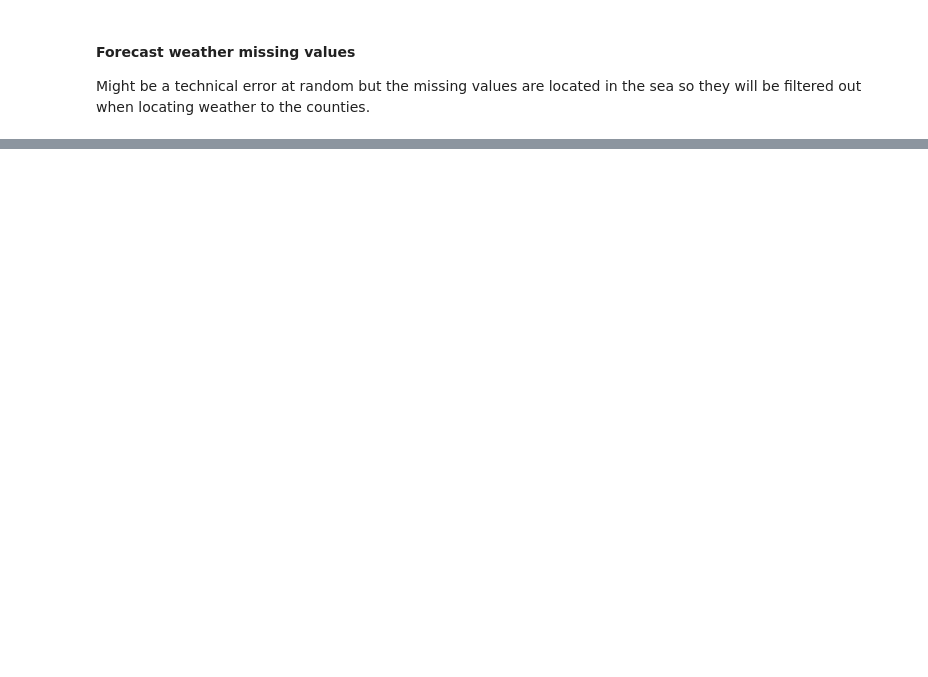
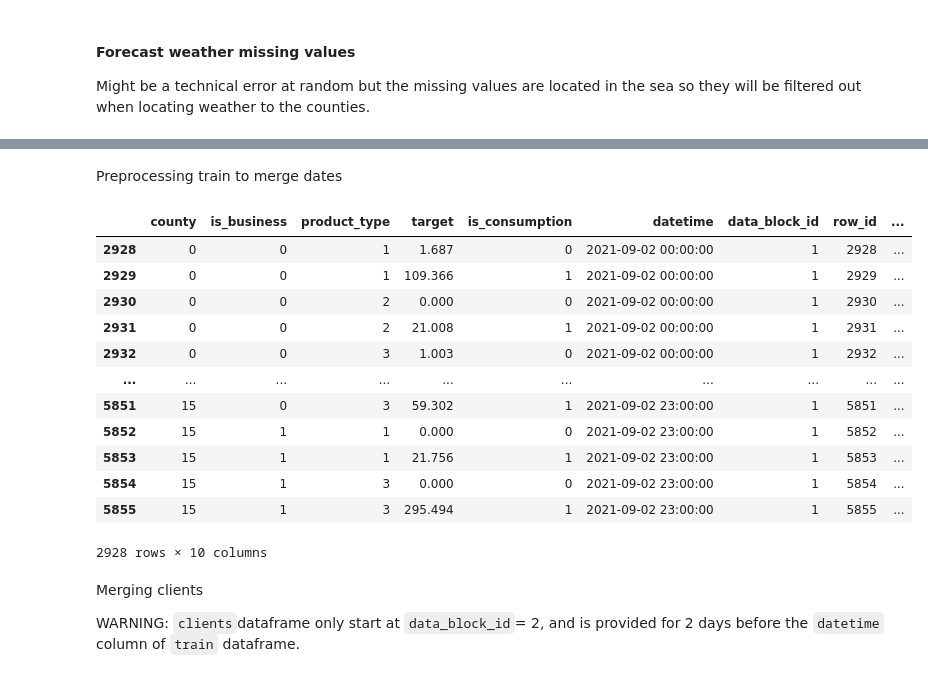
Before and after one commit to jerome-auguste/predict-energy-behavior-of-prosumers, a Jupyter notebook: exploratory_data_analysis.ipynb, the cells around one changed output, grey strips where cells are left out. Cells and saved outputs as stored; diff of their text form; code cells hidden in the pictures; blank space fills up the shorter version.

Commit message:
WIP : EDA, current step : merging all df

```diff
--- a/exploratory_data_analysis.ipynb
+++ b/exploratory_data_analysis.ipynb
@@ -122,0 +159,25 @@ forecast_weather[forecast_weather["surface_solar_radiation_downwards"].isna()]
+# %% [markdown]
+Preprocessing train to merge dates
+# %%
+train = data_dict["train"].copy()
+# train["date"] = pd.to_datetime(train["datetime"].dt.date) # Only used for merging
+train["hour"] = train["datetime"].dt.hour  # Only used for merging
+train[train["data_block_id"] == 1]
+# %% [output]
+|  | county | is_business | product_type | target | is_consumption | datetime | data_block_id | row_id | ... |
+| 2928 | 0 | 0 | 1 | 1.687 | 0 | 2021-09-02 00:00:00 | 1 | 2928 | ... |
+| 2929 | 0 | 0 | 1 | 109.366 | 1 | 2021-09-02 00:00:00 | 1 | 2929 | ... |
+| 2930 | 0 | 0 | 2 | 0.000 | 0 | 2021-09-02 00:00:00 | 1 | 2930 | ... |
+| 2931 | 0 | 0 | 2 | 21.008 | 1 | 2021-09-02 00:00:00 | 1 | 2931 | ... |
+| 2932 | 0 | 0 | 3 | 1.003 | 0 | 2021-09-02 00:00:00 | 1 | 2932 | ... |
+| ... | ... | ... | ... | ... | ... | ... | ... | ... | ... |
+| 5851 | 15 | 0 | 3 | 59.302 | 1 | 2021-09-02 23:00:00 | 1 | 5851 | ... |
+| 5852 | 15 | 1 | 1 | 0.000 | 0 | 2021-09-02 23:00:00 | 1 | 5852 | ... |
+| 5853 | 15 | 1 | 1 | 21.756 | 1 | 2021-09-02 23:00:00 | 1 | 5853 | ... |
+| 5854 | 15 | 1 | 3 | 0.000 | 0 | 2021-09-02 23:00:00 | 1 | 5854 | ... |
+| 5855 | 15 | 1 | 3 | 295.494 | 1 | 2021-09-02 23:00:00 | 1 | 5855 | ... |
+2928 rows × 10 columns
+# %% [markdown]
+Merging clients
+
+WARNING: `clients`dataframe only start at `data_block_id`= 2, and is provided for 2 days before the `datetime` column of `train` dataframe.
```
Also changed, not shown: parts of 26 cells of this notebook, 1 other file.
